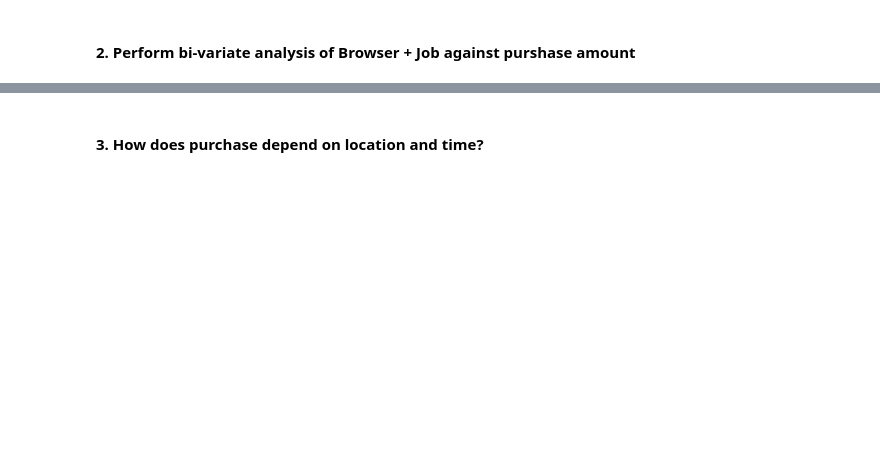
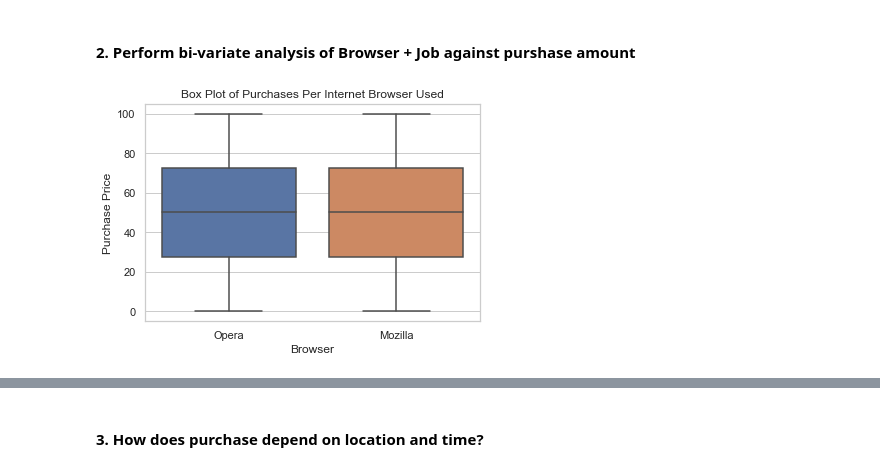
Before and after one commit to RajeshRamachander/ecom, a Jupyter notebook: ecom_eda.ipynb, the cells around one changed output, grey strips where cells are left out. Cells and saved outputs as stored; diff of their text form; code cells hidden in the pictures; blank space fills up the shorter version.

```diff
--- a/ecom_eda.ipynb
+++ b/ecom_eda.ipynb
@@ -510,2 +504,8 @@ ax.set_xticklabels(ax.get_xticklabels(), rotation=45, horizontalalignment='right
 # %% [markdown]
 #### 2. Perform bi-variate analysis of Browser + Job against purshase amount
+# %%
+sns.boxplot(x='Browser',y='Purchase Price',data=df)
+plt.title('Box Plot of Purchases Per Internet Browser Used')
+plt.show()
+# %% [output]
+[figure, added]
```
Also changed, not shown: parts of 66 cells of this notebook.
